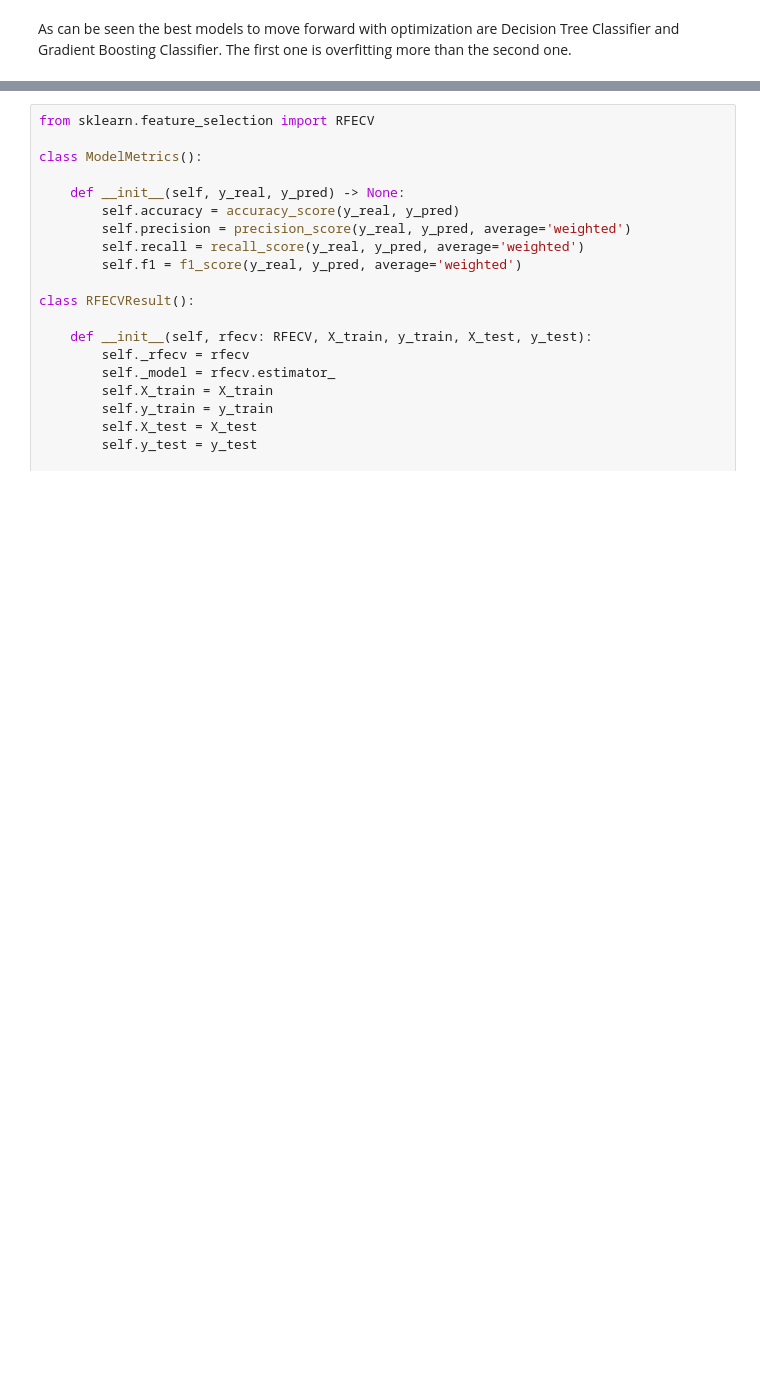
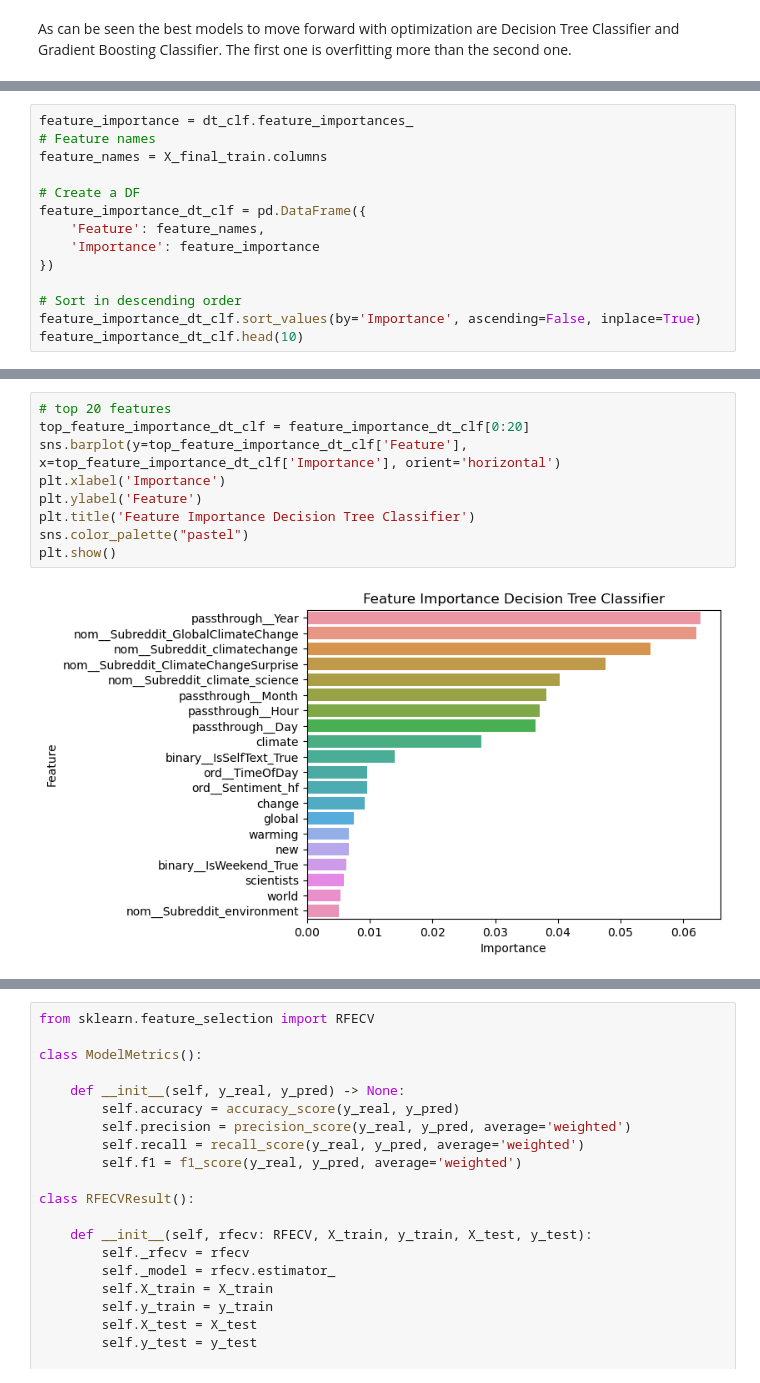
Before and after one commit to mlgomez0/advanced_python_project, a Jupyter notebook: notebooks/climate_change/climate_change_II.ipynb, the cells around one changed output, grey strips where cells are left out. Drawn from its saved outputs; the diff is of its cells as text; blank space fills up the shorter version.

```diff
--- a/notebooks/climate_change/climate_change_II.ipynb
+++ b/notebooks/climate_change/climate_change_II.ipynb
@@ -741,0 +800,14 @@ As can be seen the best models to move forward with optimization are Decision Tr
+# %%
+feature_importance = dt_clf.feature_importances_
+# Feature names
+feature_names = X_final_train.columns
+
+# Create a DF
+feature_importance_dt_clf = pd.DataFrame({
+    'Feature': feature_names,
+    'Importance': feature_importance
+})
+
+# Sort in descending order
+feature_importance_dt_clf.sort_values(by='Importance', ascending=False, inplace=True)
+feature_importance_dt_clf.head(10)
@@ -741,0 +826,11 @@ As can be seen the best models to move forward with optimization are Decision Tr
+# %%
+# top 20 features
+top_feature_importance_dt_clf = feature_importance_dt_clf[0:20]
+sns.barplot(y=top_feature_importance_dt_clf['Feature'], x=top_feature_importance_dt_clf['Importance'], orient='horizontal')
+plt.xlabel('Importance')
+plt.ylabel('Feature')
+plt.title('Feature Importance Decision Tree Classifier')
+sns.color_palette("pastel")
+plt.show()
+# %% [output]
+[figure, added]
```
Also changed, not shown: parts of 67 cells of this notebook, 8 other files.
